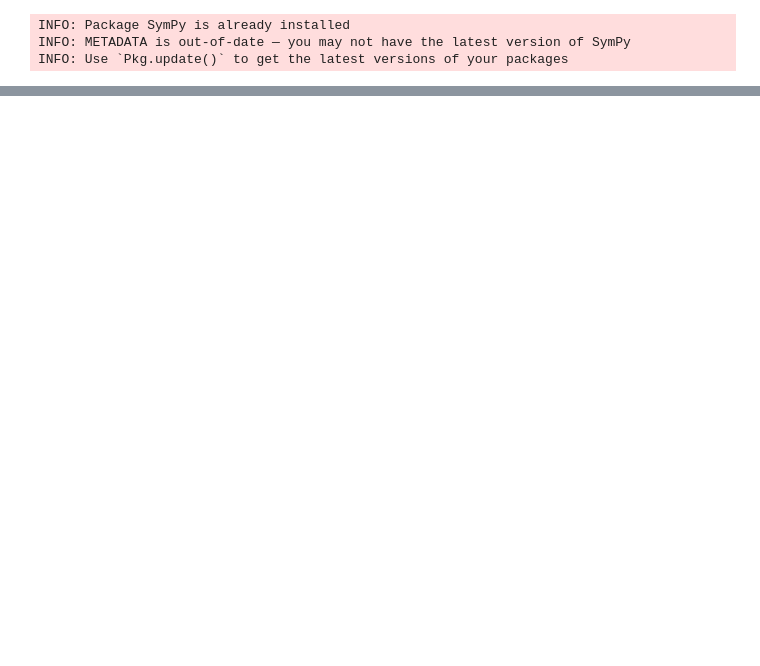
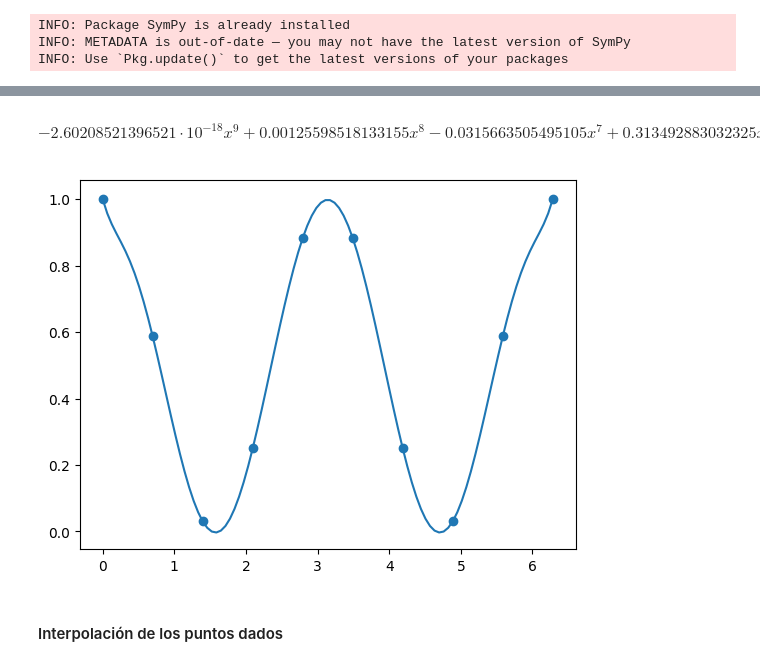
Before and after one commit to alexzpi/Fisica_Computacional_Perez_Fernandez, a Jupyter notebook: Tarea_7.ipynb, the cells around one changed output, grey strips where cells are left out. Drawn from its saved outputs; the diff is of its cells as text; code cells hidden in the pictures; blank space fills up the shorter version.

```diff
--- a/Tarea_7.ipynb
+++ b/Tarea_7.ipynb
@@ -101,0 +128,3 @@ show();
+# %%
+#Definimos el arreglo del valor de la función cos^2(x) evaluada en el arreglo anterior
+C=(cos.(A)).^2
@@ -101,0 +143,5 @@ show();
+# %%
+#Vemos la forma explícita del polinomio
+Interpolador(A,C,Sym("x"))
+# %% [output]
+$$- 2.60208521396521 \cdot 10^{-18} x^{9} + 0.00125598518133155 x^{8} - 0.0315663505495105 x^{7} + 0.313492883032325 x^{6} - 1.5475381373856 x^{5} + 3.89900431361716 x^{4} - 4.56959608798485 x^{3} + 2.02232704563068 x^{2} - 0.784017877200952 x + 1.0$$
@@ -101,0 +151,15 @@ show();
+# %%
+#Usamos scatter para graficar los puntos interpolados
+scatter(A,C)
+
+#Dividimos el intervalo de 0 a 2pi en 100 puntos; y estos los evaluamos en el polinomio interpcos. Usamos plot para graficarlo.
+c=linspace(0,2pi,100)
+d=interpcos2.(c)
+plot(c,d)
+
+
+show();
+# %% [output]
+[figure, added]
+# %% [markdown]
+#### Interpolación de los puntos dados
```
Also changed, not shown: parts of 43 cells of this notebook.
